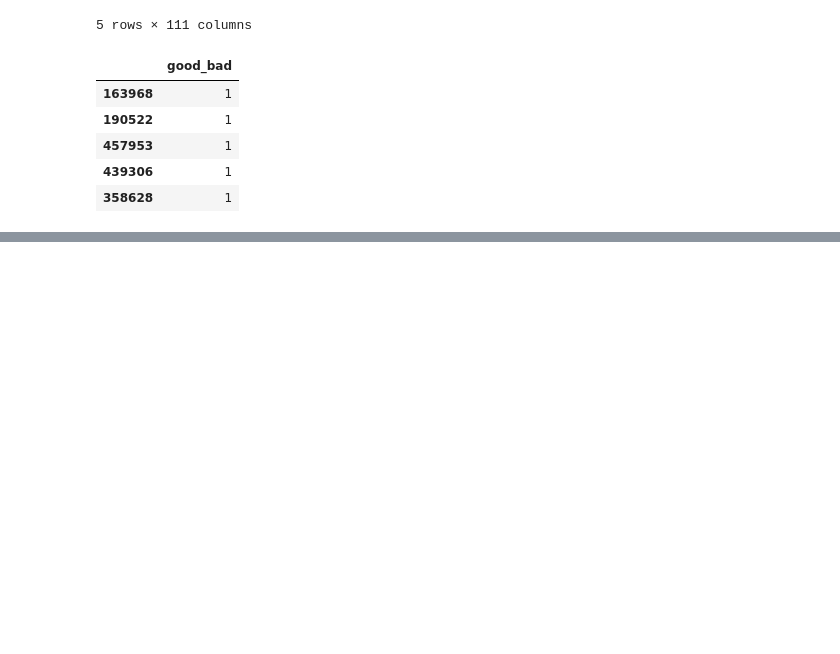
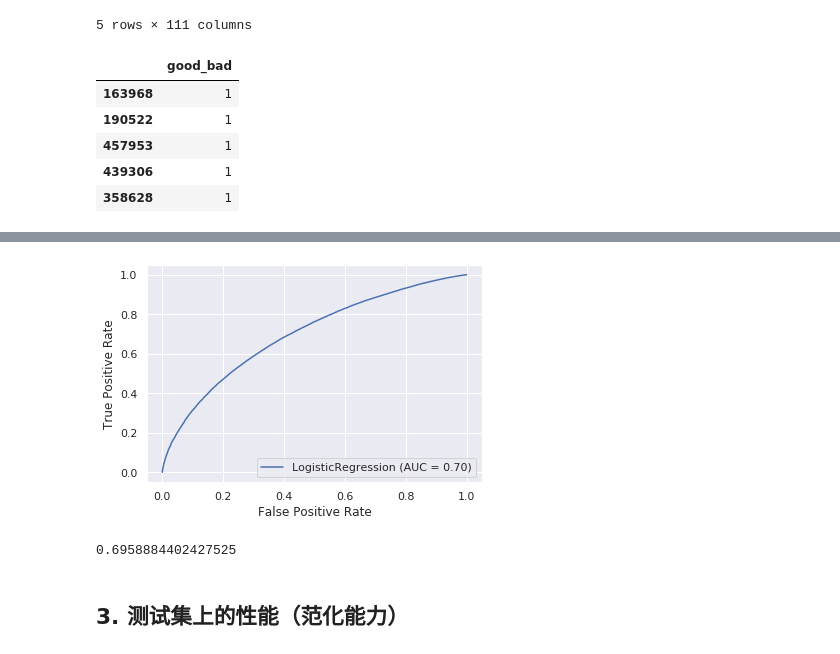
Before and after one commit to GoldenRaven/Lending_Club, a Jupyter notebook: code_my/PD_modeling.ipynb, the cells around one changed output, grey strips where cells are left out. Cells and saved outputs as stored; diff of their text form; code cells hidden in the pictures; blank space fills up the shorter version.

```diff
--- a/code_my/PD_modeling.ipynb
+++ b/code_my/PD_modeling.ipynb
@@ -8,10 +8,15 @@ import numpy as np
 import seaborn as sns
 sns.set()
 # %%
-inputs_train = pd.read_csv('inputs_train.csv', index_col=0)
-targets_train = pd.read_csv('targets_train.csv', index_col=0)
-inputs_test = pd.read_csv('inputs_test.csv', index_col=0)
-targets_test = pd.read_csv('targets_test.csv', index_col=0)
+inputs_train_bk = pd.read_csv('inputs_train.csv', index_col=0)
+targets_train_bk = pd.read_csv('targets_train.csv', index_col=0)
+inputs_test_bk = pd.read_csv('inputs_test.csv', index_col=0)
+targets_test_bk = pd.read_csv('targets_test.csv', index_col=0)
+# %%
+inputs_train = inputs_train_bk.copy()
+targets_train = targets_train_bk.copy()
+inputs_test = inputs_test_bk.copy()
+targets_test = targets_test_bk.copy()
 # %%
 inputs_train.head()
 # %% [output]
@@ -31,3 +36,6 @@ targets_train.head()
 | 457953 | 1 |
 | 439306 | 1 |
 | 358628 | 1 |
+# %%
+# 将标签DataFrame转换成Series，不然拟合会有warning，一些方法不能用。
+targets_train = targets_train_bk.good_bad
@@ -33,0 +58,4 @@ targets_train.head()
+# %%
+#log_reg = LogisticRegression(solver='saga', max_iter=500, n_jobs=-1)
+log_reg = LogisticRegression()
+log_reg.fit(inputs_train, targets_train)
@@ -33,0 +152,12 @@ targets_train.head()
+# %%
+# 训练集上的ROC曲线
+plot_roc_curve(log_reg, inputs_train, targets_train);
+# %% [output]
+[figure, added]
+# %%
+# 训练集上的ROC曲线下面积
+roc_auc_score(pred_train, targets_train)
+# %% [output]
+0.6958884402427525
+# %% [markdown]
+## 3. 测试集上的性能（范化能力）
```
Also changed, not shown: parts of 84 cells of this notebook, 2 other files.
